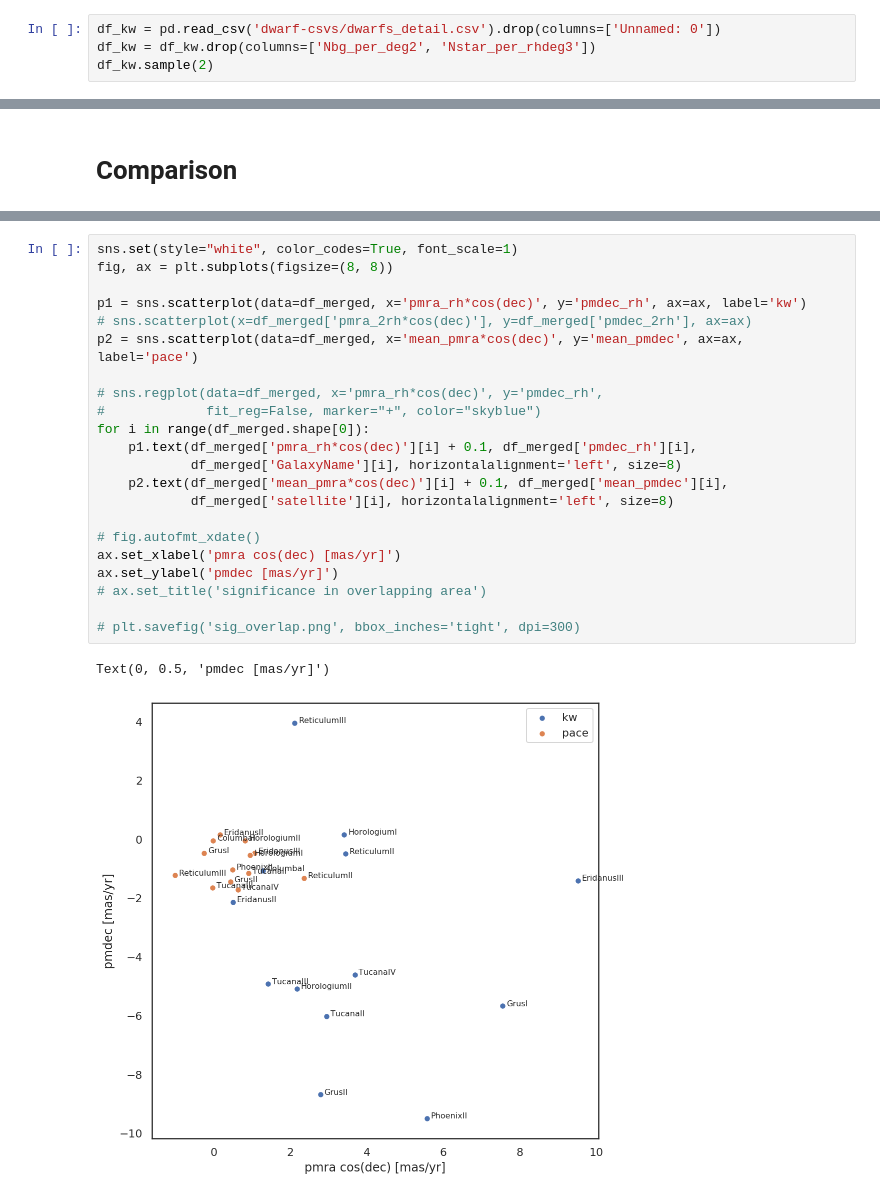
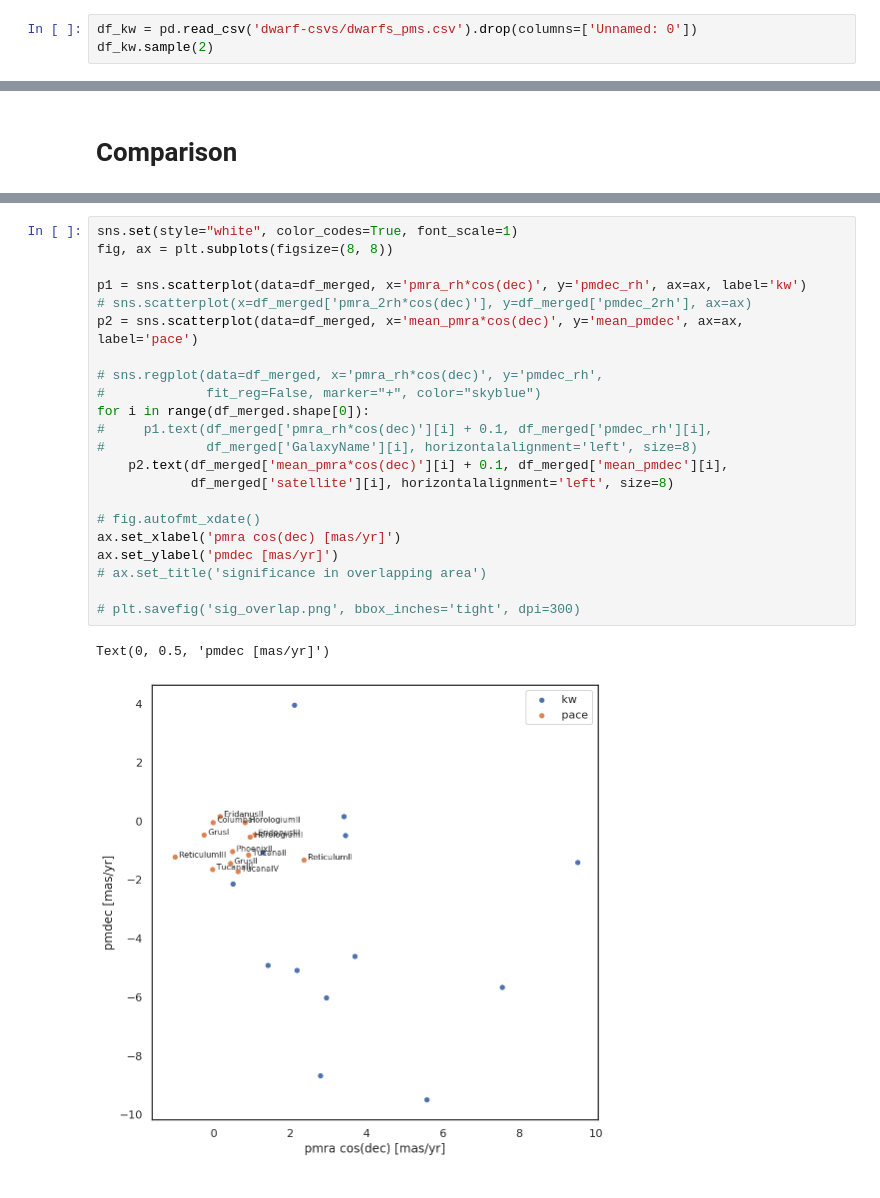
Before and after one commit to kuanweih/MilkyWaySatellites, a Jupyter notebook: nb-compare-pms.ipynb, the cells around one changed output, grey strips where cells are left out. Cells and saved outputs as stored; diff of their text form.

```diff
--- a/nb-compare-pms.ipynb
+++ b/nb-compare-pms.ipynb
@@ -13,8 +13,7 @@ deg_to_rad = 2. * np.pi / 360.
 # %% [markdown]
 # My mean PMs within rh
 # %%
-df_kw = pd.read_csv('dwarf-csvs/dwarfs_detail.csv').drop(columns=['Unnamed: 0'])
-df_kw = df_kw.drop(columns=['Nbg_per_deg2', 'Nstar_per_rhdeg3'])
+df_kw = pd.read_csv('dwarf-csvs/dwarfs_pms.csv').drop(columns=['Unnamed: 0'])
 df_kw.sample(2)
 # %% [output]
 |  | GalaxyName | RA_deg | Dec_deg | Distance_pc | rh(arcmins) | Nstar_rh | pmra_rh | pmdec_rh | Nstar_2rh | ... |
@@ -119,25 +118,25 @@ df_merged
 # %%
 sns.set(style="white", color_codes=True, font_scale=1)
 fig, ax = plt.subplots(figsize=(8, 8))
 
 p1 = sns.scatterplot(data=df_merged, x='pmra_rh*cos(dec)', y='pmdec_rh', ax=ax, label='kw')
 # sns.scatterplot(x=df_merged['pmra_2rh*cos(dec)'], y=df_merged['pmdec_2rh'], ax=ax)
 p2 = sns.scatterplot(data=df_merged, x='mean_pmra*cos(dec)', y='mean_pmdec', ax=ax, label='pace')
 
 # sns.regplot(data=df_merged, x='pmra_rh*cos(dec)', y='pmdec_rh',
 #             fit_reg=False, marker="+", color="skyblue")
 for i in range(df_merged.shape[0]):
-    p1.text(df_merged['pmra_rh*cos(dec)'][i] + 0.1, df_merged['pmdec_rh'][i],
-            df_merged['GalaxyName'][i], horizontalalignment='left', size=8)
+#     p1.text(df_merged['pmra_rh*cos(dec)'][i] + 0.1, df_merged['pmdec_rh'][i],
+#             df_merged['GalaxyName'][i], horizontalalignment='left', size=8)
     p2.text(df_merged['mean_pmra*cos(dec)'][i] + 0.1, df_merged['mean_pmdec'][i],
             df_merged['satellite'][i], horizontalalignment='left', size=8)
 
 # fig.autofmt_xdate()
 ax.set_xlabel('pmra cos(dec) [mas/yr]')
 ax.set_ylabel('pmdec [mas/yr]')
 # ax.set_title('significance in overlapping area')
 
 # plt.savefig('sig_overlap.png', bbox_inches='tight', dpi=300)
 # %% [output]
 Text(0, 0.5, 'pmdec [mas/yr]')
-[figure, old version]
+[figure, new version]
```
Also changed, not shown: parts of 5 cells of this notebook, 1 other file.
